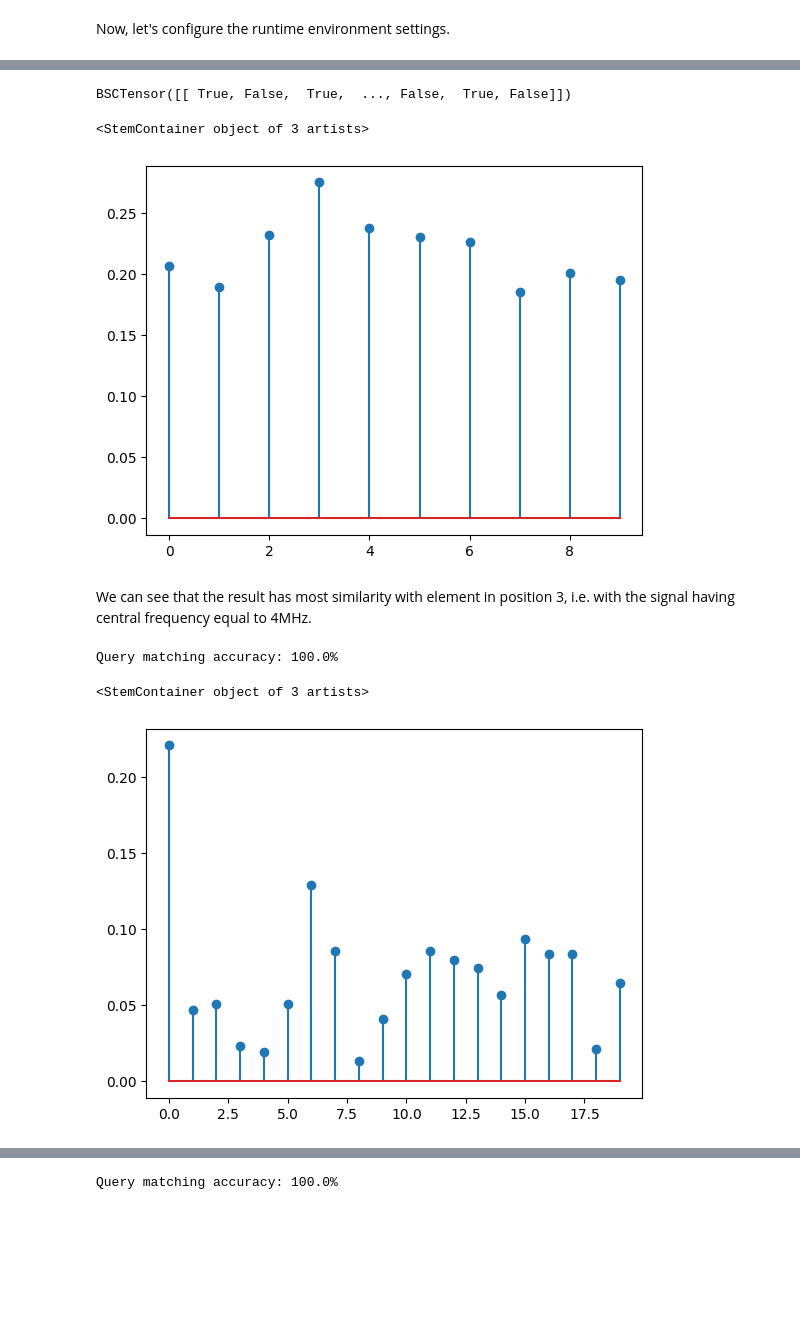
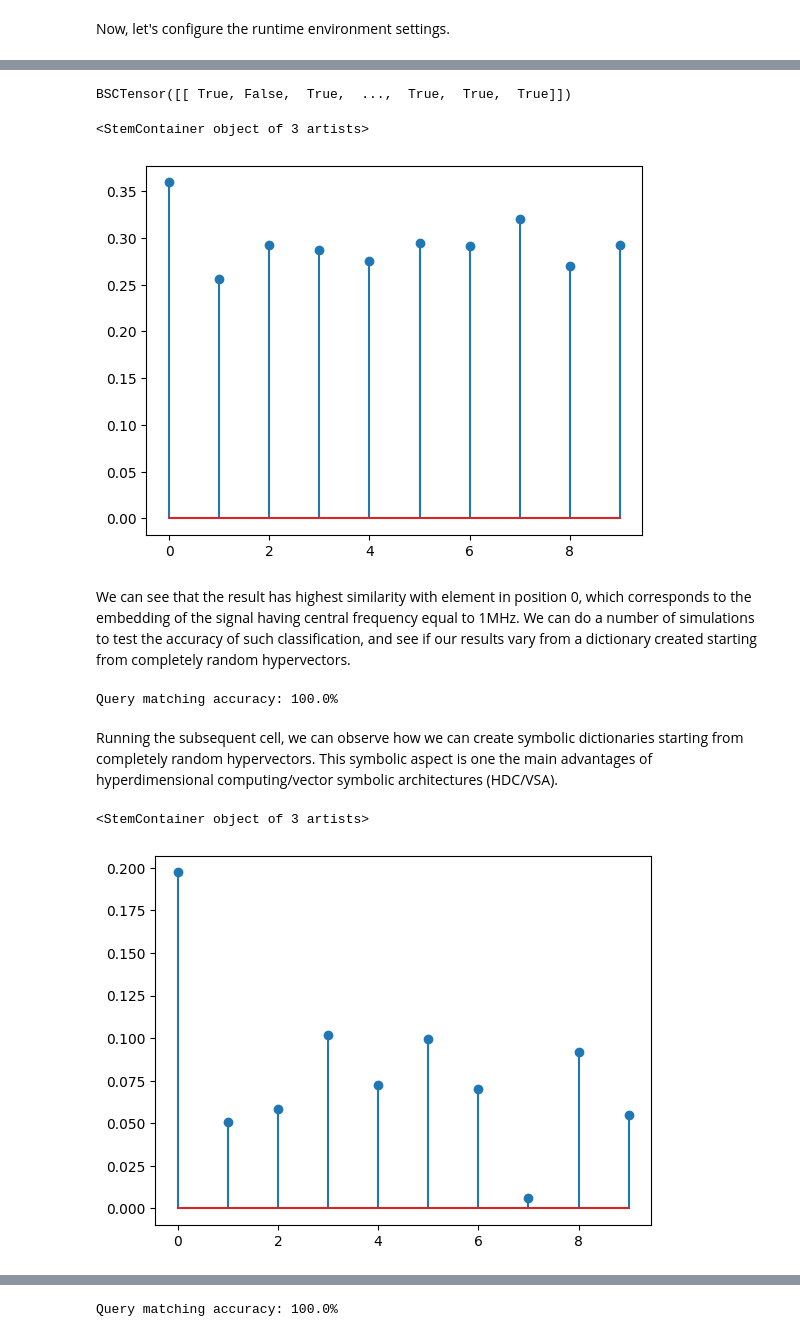
Before and after one commit to danielecampli-unitrento/hdsc, a Jupyter notebook: nbsrc/kbe.ipynb, the cells around one changed output, grey strips where cells are left out. Drawn from its saved outputs; the diff is of its cells as text; code cells hidden in the pictures; blank space fills up the shorter version.

```diff
--- a/nbsrc/kbe.ipynb
+++ b/nbsrc/kbe.ipynb
@@ -107,7 +129,7 @@ Now that we have all the embeddings for our dataset, we can incrementally try so
 # %%
 # Create the kbe (knowledge base embedding) for radius=300
 # Operations syntax:                   bind := * | bundle := +
-# kbe[radius=10] :=
+# kbe[radius=300] :=
 #   [frequency=1MHz] * [signal=(radius=10,frequency=1MHz)    +
 #   [frequency=1MHz] * [signal=(radius=10,frequency=2MHz)    +
 #   ...
@@ -116,8 +138,8 @@ Now that we have all the embeddings for our dataset, we can incrementally try so
 
 kbe = torchhd.hash_table(frequency_embeddings, signal_embeddings)
 
-# Let's assume we want to know what is the signal like at 4MHz
-query_embedding = torchhd.inverse(frequency_embeddings[3])
+# Let's assume we want to know what is the signal like at 1MHz
+query_embedding = torchhd.inverse(frequency_embeddings[0])
 result = torchhd.bind(kbe, query_embedding)
 # Now let's perform a memory cleanup: the result vector should be the
 # closest to our simulated signal at frequency=4MHz
@@ -125,11 +147,11 @@ print(torchhd.cleanup(result, signal_embeddings))
 
 torchhd.utils.plot_similarity(result, signal_embeddings)
 # %% [output]
-BSCTensor([[ True, False,  True,  ..., False,  True, False]])
+BSCTensor([[ True, False,  True,  ...,  True,  True,  True]])
 <StemContainer object of 3 artists>
-[figure, old version]
+[figure, new version]
 # %% [markdown]
-We can see that the result has most similarity with element in position 3, i.e. with the signal having central frequency equal to 4MHz.
+We can see that the result has highest similarity with element in position 0, which corresponds to the embedding of the signal having central frequency equal to 1MHz. We can do a number of simulations to test the accuracy of such classification, and see if our results vary from a dictionary created starting from completely random hypervectors.
 # %%
 no_simulations = 100
 correct_validations = 0
@@ -160,31 +182,33 @@ for i in np.arange(no_simulations):
 print(f"Query matching accuracy: {correct_validations / no_simulations * 100}%")
 # %% [output]
 Query matching accuracy: 100.0%
+# %% [markdown]
+Running the subsequent cell, we can observe how we can create symbolic dictionaries starting from completely random hypervectors. This symbolic aspect is one the main advantages of hyperdimensional computing/vector symbolic architectures (HDC/VSA).
 # %%
-no_keys, no_values = 20, 20
+no_keys, no_values = 10, 10
 embedding_size = 1024
 random_embedding_size = 1024
 vsa_encoding = "BSC"
 
 random_keys_embeddings = hdencode(
     torch.randn(no_keys, random_embedding_size),
     in_features=random_embedding_size,
     out_features=embedding_size,
     embed_type="density",
     vsa=vsa_encoding
 )
 random_values_embeddings = hdencode(
     torch.randn(no_values, random_embedding_size),
     in_features=random_embedding_size,
     out_features=embedding_size,
     embed_type="density",
     vsa=vsa_encoding
 )
 kbe = torchhd.hash_table(random_keys_embeddings, random_values_embeddings)
 query = torchhd.inverse(random_keys_embeddings[0])
 result = torchhd.bind(kbe, query)
 torchhd.utils.plot_similarity(result, random_values_embeddings)
 # %% [output]
 <StemContainer object of 3 artists>
-[figure, old version]
+[figure, new version]
 # %% [markdown]
```
Also changed, not shown: parts of 18 cells of this notebook, 2 other files.
